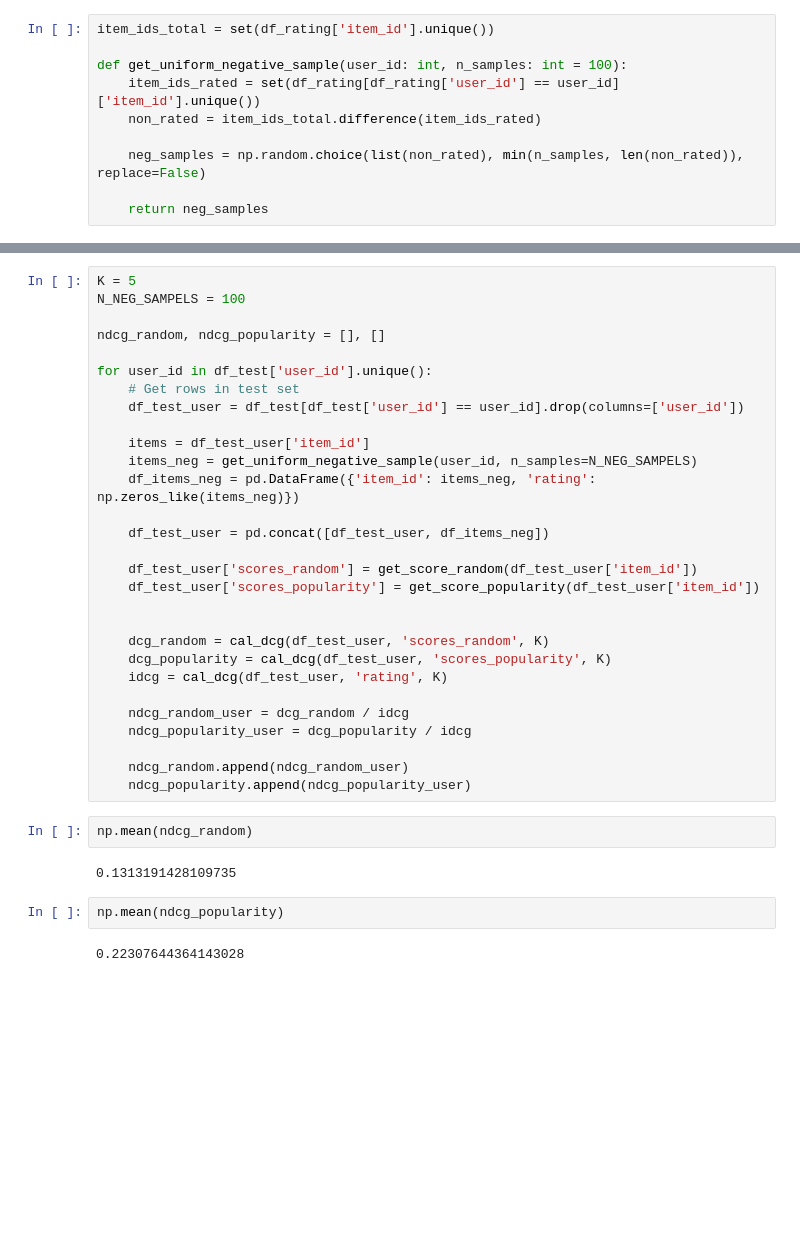
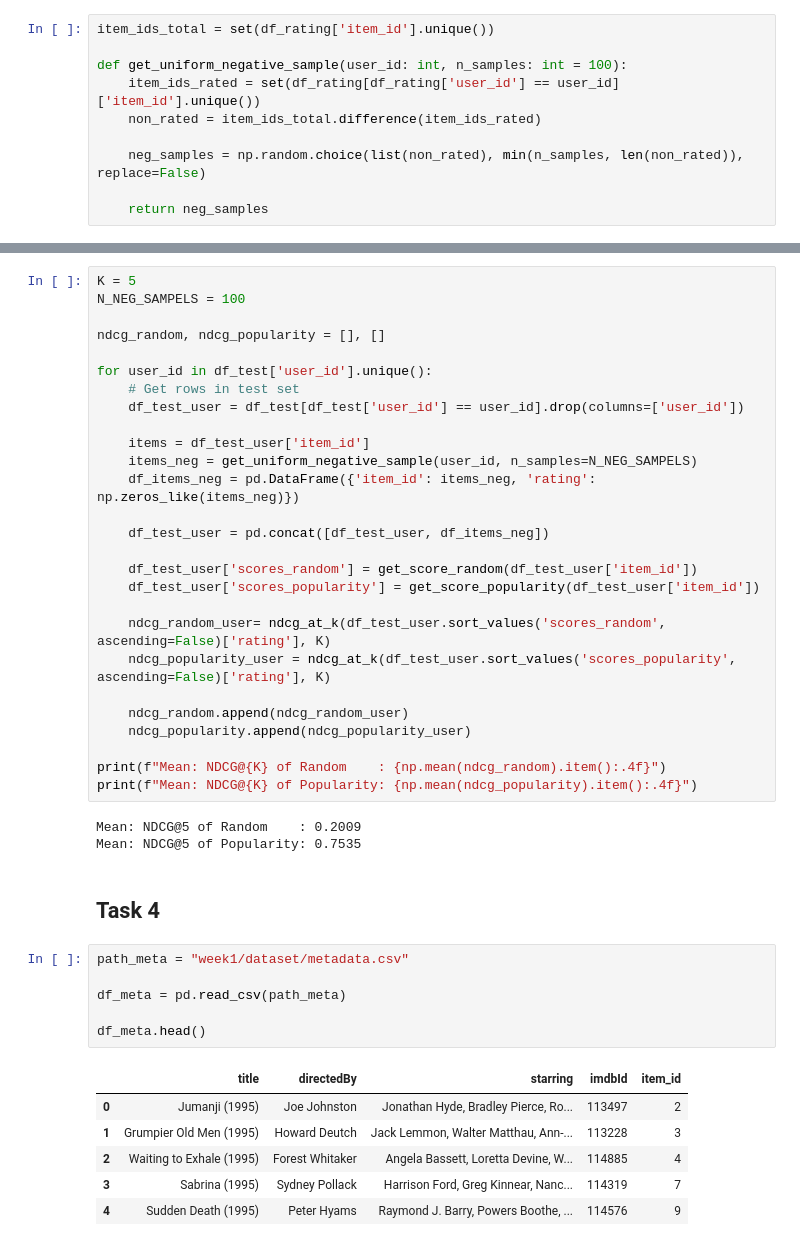
Before and after one commit to tommyjohn1001/master-hw, a Jupyter notebook: week1/assignment1.ipynb, the cells around one changed output, grey strips where cells are left out. Cells and saved outputs as stored; diff of their text form; blank space fills up the shorter version.

```diff
--- a/week1/assignment1.ipynb
+++ b/week1/assignment1.ipynb
@@ -152,21 +148,29 @@ for user_id in df_test['user_id'].unique():
     df_test_user['scores_random'] = get_score_random(df_test_user['item_id'])
     df_test_user['scores_popularity'] = get_score_popularity(df_test_user['item_id'])
 
-
-    dcg_random = cal_dcg(df_test_user, 'scores_random', K)
-    dcg_popularity = cal_dcg(df_test_user, 'scores_popularity', K)
-    idcg = cal_dcg(df_test_user, 'rating', K)
-
-    ndcg_random_user = dcg_random / idcg
-    ndcg_popularity_user = dcg_popularity / idcg
+    ndcg_random_user= ndcg_at_k(df_test_user.sort_values('scores_random', ascending=False)['rating'], K)
+    ndcg_popularity_user = ndcg_at_k(df_test_user.sort_values('scores_popularity', ascending=False)['rating'], K)
 
     ndcg_random.append(ndcg_random_user)
     ndcg_popularity.append(ndcg_popularity_user)
+
+print(f"Mean: NDCG@{K} of Random    : {np.mean(ndcg_random).item():.4f}")
+print(f"Mean: NDCG@{K} of Popularity: {np.mean(ndcg_popularity).item():.4f}")
+# %% [output]
+Mean: NDCG@5 of Random    : 0.2009
+Mean: NDCG@5 of Popularity: 0.7535
-# %%
-np.mean(ndcg_random)
-# %% [output]
-0.1313191428109735
-# %%
-np.mean(ndcg_popularity)
-# %% [output]
-0.22307644364143028
+# %% [markdown]
+## Task 4
+# %%
+path_meta = "week1/dataset/metadata.csv"
+
+df_meta = pd.read_csv(path_meta)
+
+df_meta.head()
+# %% [output]
+|  | title | directedBy | starring | imdbId | item_id |
+| 0 | Jumanji (1995) | Joe Johnston | Jonathan Hyde, Bradley Pierce, Ro... | 113497 | 2 |
+| 1 | Grumpier Old Men (1995) | Howard Deutch | Jack Lemmon, Walter Matthau, Ann-... | 113228 | 3 |
+| 2 | Waiting to Exhale (1995) | Forest Whitaker | Angela Bassett, Loretta Devine, W... | 114885 | 4 |
+| 3 | Sabrina (1995) | Sydney Pollack | Harrison Ford, Greg Kinnear, Nanc... | 114319 | 7 |
+| 4 | Sudden Death (1995) | Peter Hyams | Raymond J. Barry, Powers Boothe, ... | 114576 | 9 |
```
Also changed, not shown: parts of 7 cells of this notebook, 4 other files.
